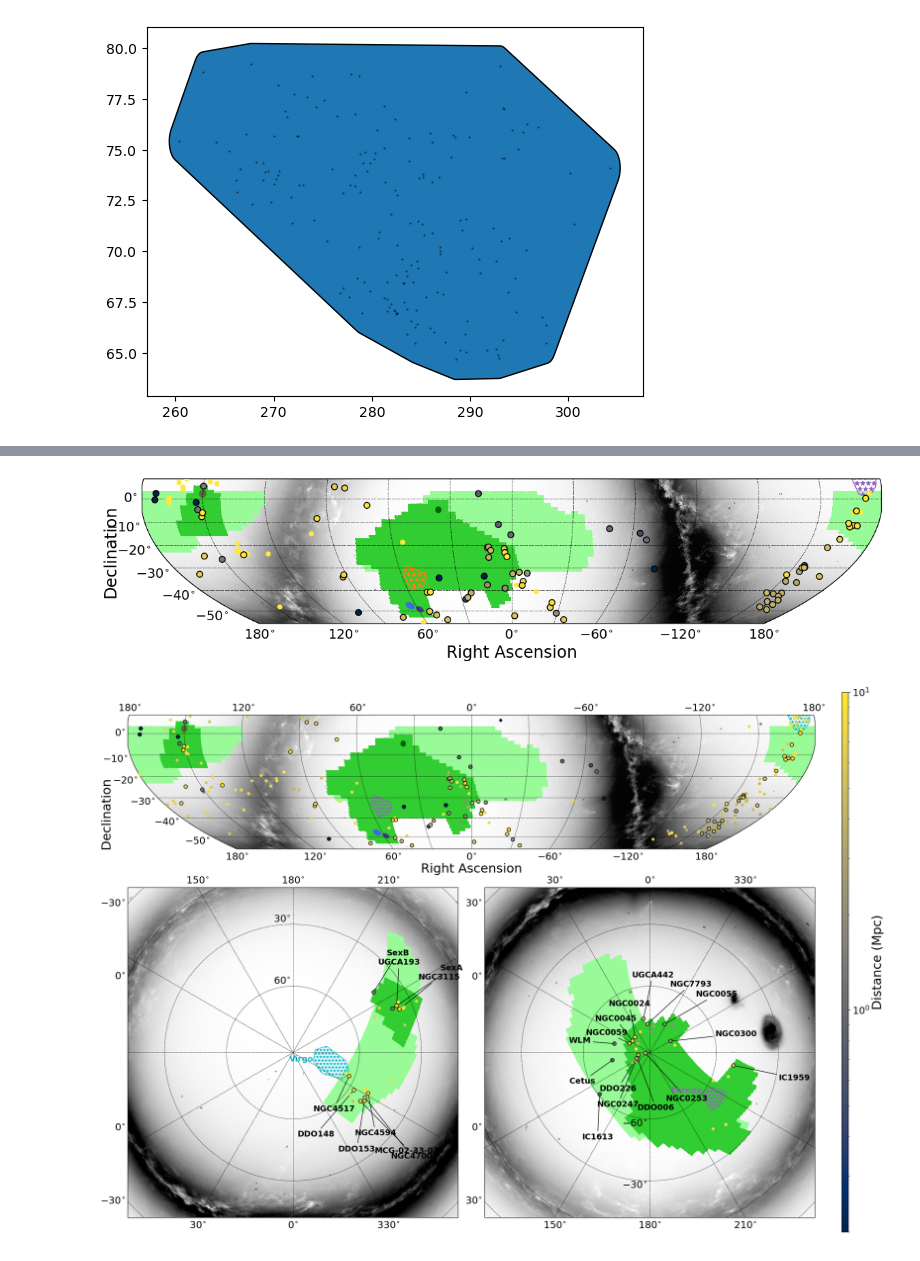
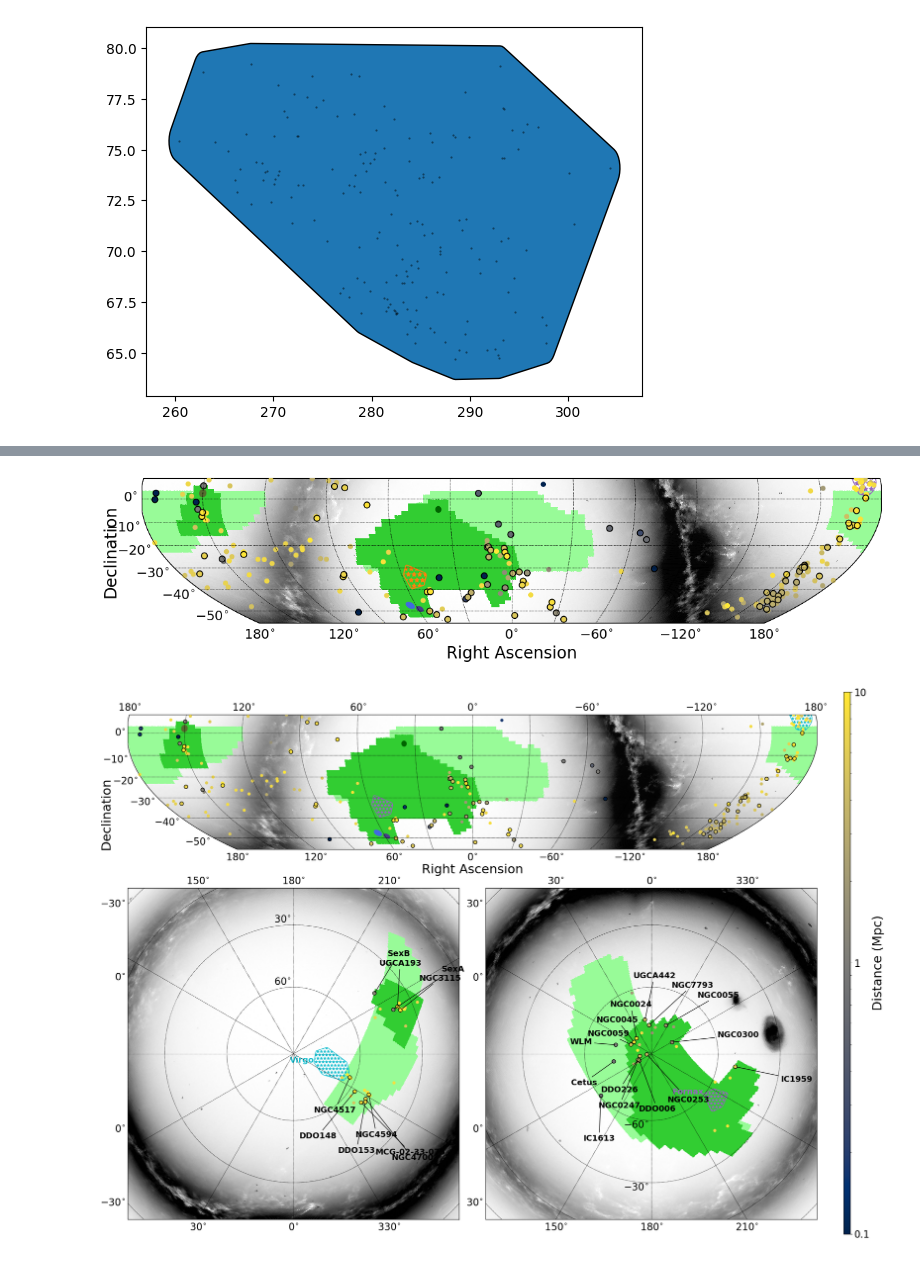
Before and after one commit to Dynamics-Penn/roman-nearfield, a Jupyter notebook: notebooks/ccs_footprints_nbgs.ipynb, the cells around one changed output, grey strips where cells are left out. Drawn from its saved outputs; the diff is of its cells as text; code cells hidden in the pictures.

Commit message:
Improvement to nbgs gridspec figure

```diff
--- a/notebooks/ccs_footprints_nbgs.ipynb
+++ b/notebooks/ccs_footprints_nbgs.ipynb
@@ -210,14 +211,14 @@ def plot_galaxies(sp, gals=None, glist=None, annotate=False, glabels=None,radec
     #plot the galaxies
     if glist is None:
         if radec:
-            cbh = sp.scatter(nbgs.ra.value, nbgs.dec.value, c=dists,  edgecolors= "black", cmap=cmap, norm=norm, s=40,zorder=99)
+            cbh = sp.scatter(nbgs.ra.value, nbgs.dec.value, c=dists,  edgecolors= "black", cmap=cmap, norm=norm, s=40,zorder=2.4)
         else:
-            cbh = sp.scatter(nbgs.galactic.l.value, nbgs.galactic.b.value, c=dists,  edgecolors= "black", cmap=cmap, norm=norm, s=40,zorder=99)
+            cbh = sp.scatter(nbgs.galactic.l.value, nbgs.galactic.b.value, c=dists,  edgecolors= "black", cmap=cmap, norm=norm, s=40,zorder=2.4)
     else:
         if radec:
-            cbh = sp.scatter(nbgs.ra.value[glist], nbgs.dec.value[glist], c=dists[glist],  edgecolors= "black", cmap=cmap, norm=norm, s=40,zorder=99)
+            cbh = sp.scatter(nbgs.ra.value[glist], nbgs.dec.value[glist], c=dists[glist],  edgecolors= "black", cmap=cmap, norm=norm, s=40,zorder=2.4)
         else:
-            cbh = sp.scatter(nbgs.galactic.l.value[glist], nbgs.galactic.b.value[glist], c=dists[glist],  edgecolors= "black", cmap=cmap, norm=norm, s=40,zorder=99)
+            cbh = sp.scatter(nbgs.galactic.l.value[glist], nbgs.galactic.b.value[glist], c=dists[glist],  edgecolors= "black", cmap=cmap, norm=norm, s=40,zorder=2.4)
         #label the ones listed
         if annotate:
             if glabels is None:
@@ -510,9 +511,9 @@ def add_extra_galaxies(sp, cbh=None, nbg_coords=None, dists=None, glist=None, ra
         nbg_to_plot = nbg_coords[glist]
     if dists is None or cbh is None:  #just plot gray dots
         if radec:
-            sp.plot(nbg_to_plot.ra.value, nbg_to_plot.dec.value, 'o', mfc='gray', mec='none', size=2,zorder=95)
+            sp.plot(nbg_to_plot.ra.value, nbg_to_plot.dec.value, 'o', mfc='gray', mec='none', size=2,zorder=2.3)
         else:
-            sp.plot(nbg_to_plot.galactic.l.value, nbg_to_plot.galactic.b.value, 'o', mfc='gray', mec='none', size=2,zorder=95)
+            sp.plot(nbg_to_plot.galactic.l.value, nbg_to_plot.galactic.b.value, 'o', mfc='gray', mec='none', size=2,zorder=2.3)
         return sp
     else: #plot smaller than labeled galaxies, with colorscale and colormap pulled from the provided scalar mappable
         norm = cbh.norm
@@ -520,9 +521,9 @@ def add_extra_galaxies(sp, cbh=None, nbg_coords=None, dists=None, glist=None, ra
         if glist is not None:
             dists_to_plot = dists[glist]
         if radec:
-                cbh = sp.scatter(nbg_to_plot.ra.value, nbg_to_plot.dec.value, c=dists_to_plot,  edgecolors= "none", cmap=cmap, norm=norm, s=30,zorder=95)
+                cbh = sp.scatter(nbg_to_plot.ra.value, nbg_to_plot.dec.value, c=dists_to_plot,  edgecolors= "none", cmap=cmap, norm=norm, s=30,zorder=2.3)
         else:
-                cbh = sp.scatter(nbg_to_plot.galactic.l.value, nbg_to_plot.galactic.b.value, c=dists_to_plot,  edgecolors= "none", cmap=cmap, norm=norm, s=30,zorder=95)
+                cbh = sp.scatter(nbg_to_plot.galactic.l.value, nbg_to_plot.galactic.b.value, c=dists_to_plot,  edgecolors= "none", cmap=cmap, norm=norm, s=30,zorder=2.3)
         return sp, cbh
 # %% [markdown]
 ## Plotting
@@ -728,7 +729,7 @@ sp.ax.tick_params(axis="y", labelsize=14)
 
 plt.show();
 # %% [output]
-[figure, old version]
+[figure, new version]
 # %%
 fig = plt.figure(10, figsize=(18, 14))
 gs = plt.GridSpec(2, 3, height_ratios=[1, 2], width_ratios=[1, 1, 0.02])
@@ -785,7 +786,7 @@ sp.circle(hlwas_cosmos.ra.value, hlwas_cosmos.dec.value, 3.1/2, label='HLWAS DEE
 sp.circle(hlwas_xmm.ra.value, hlwas_xmm.dec.value, 2.5/2, label='HLWAS DEEP XMM-LSS', alpha=alph, color='darkgreen', fill=True)
 
 scatter_cel = plot_galaxies(sp,radec=True)
-sp, scatter_cel = add_extra_galaxies(sp, scatter_cel, radec=True)
+sp, ext_scatter_cel = add_extra_galaxies(sp, scatter_cel, radec=True)
 
 sp.ax.add_patch(mpatches.PathPatch(mpath.Path(sp.ax.projection.transform_points(*tuple(vhull_buffer_poly_path.T))), facecolor=v_color, edgecolor=v_color, fill=False, hatch='**'))
 sp.ax.add_patch(mpatches.PathPatch(mpath.Path(sp.ax.projection.transform_points(*tuple(fhull_buffer_poly_path.T))), facecolor=f_color, edgecolor=f_color, fill=False, hatch='**'))
@@ -812,7 +813,7 @@ sp_n, scatter_n = plot_polar_projection_new(combined_map_gal,nbgs,
                                  glabels=nbgs['Name'][nbgs_in_hlwas_north],
                                  annotate={'fontweight': 'bold', 'fontsize': 14},
                                  scaled_gmap=scaled_gmap, ax=ax_n, no_legend=True, no_cbar=True)
-sp_n, scatter_n = add_extra_galaxies(sp_n, scatter_n,glist=nbgs_in_hlwas_north_all)
+sp_n, ext_scatter_n = add_extra_galaxies(sp_n, scatter_n,glist=nbgs_in_hlwas_north_all)
 
 sp_n.ax.tick_params(axis="x", labelsize=ticksize)
 sp_n.ax.tick_params(axis="y", labelsize=ticksize)
@@ -825,35 +826,39 @@ sp_n.ax.text(*tuple(vhull_gal_buffer_poly_path[vhull_gal_buffer_poly_path[:,1].a
 
 sp_s, scatter_s = plot_polar_projection_new(combined_map_gal,nbgs,
                                  nbgs_in_hlwas_south,
                                  'S',
                                  glabels=nbgs['Name'][nbgs_in_hlwas_south],
                                  annotate={'fontweight': 'bold', 'fontsize': 14},
                                  scaled_gmap=scaled_gmap, ax=ax_s, no_legend=True, no_cbar=True)
-sp_s, scatter_s = add_extra_galaxies(sp_s, scatter_s,glist=nbgs_in_hlwas_south_all)
+sp_s, ext_scatter_s = add_extra_galaxies(sp_s, scatter_s,glist=nbgs_in_hlwas_south_all)
 
 sp_s.ax.tick_params(axis="x", labelsize=ticksize)
 sp_s.ax.tick_params(axis="y", labelsize=ticksize)
 
 f_patch = sp_s.ax.add_patch(mpatches.PathPatch(mpath.Path(sp_s.ax.projection.transform_points(*tuple(fhull_gal_buffer_poly_path.T))), facecolor=f_color, edgecolor=f_color, fill=False, hatch='**'))
 
 sp_s.ax.text(*tuple(fhull_gal_buffer_poly_path[fhull_gal_buffer_poly_path[:,1].argmin()+3]), 'Fornax', ha='right', color=f_color, fontweight='bold', fontsize=14)
 
 ################################################################
 
-clim = np.percentile(np.hstack([scatter_cel.get_clim(), scatter_n.get_clim(), scatter_s.get_clim()]), [0,100])
+clim = np.percentile(np.hstack([scatter_cel.get_clim(), ext_scatter_cel.get_clim(), scatter_n.get_clim(), ext_scatter_n.get_clim(), scatter_s.get_clim(), ext_scatter_s.get_clim()]), [0,100])
+clim = [0.1, 10]
 
 scatter_cel.set_clim(clim)
 scatter_n.set_clim(clim)
 scatter_s.set_clim(clim)
+ext_scatter_cel.set_clim(clim)
+ext_scatter_n.set_clim(clim)
+ext_scatter_s.set_clim(clim)
 
-cb=plt.colorbar(scatter_cel, cax=ax_cbar)
+cb=plt.colorbar(scatter_cel, cax=ax_cbar, format=ticker.FuncFormatter(lambda y, _: '{:g}'.format(y)))
 cb.set_label(label='Distance (Mpc)', size=labelsize)
-cb.ax.tick_params(labelsize=ticksize)
+cb.ax.tick_params(labelsize=ticksize, )
 
 ################################################################
 
 fig.subplots_adjust(bottom=2*fig.subplotpars.bottom,wspace=2*fig.subplotpars.wspace,hspace=3*fig.subplotpars.hspace)
 
 fig.show()
 # %% [output]
-[figure, old version]
+[figure, new version]
```
Also changed, not shown: parts of 5 cells of this notebook, 1 other file.
